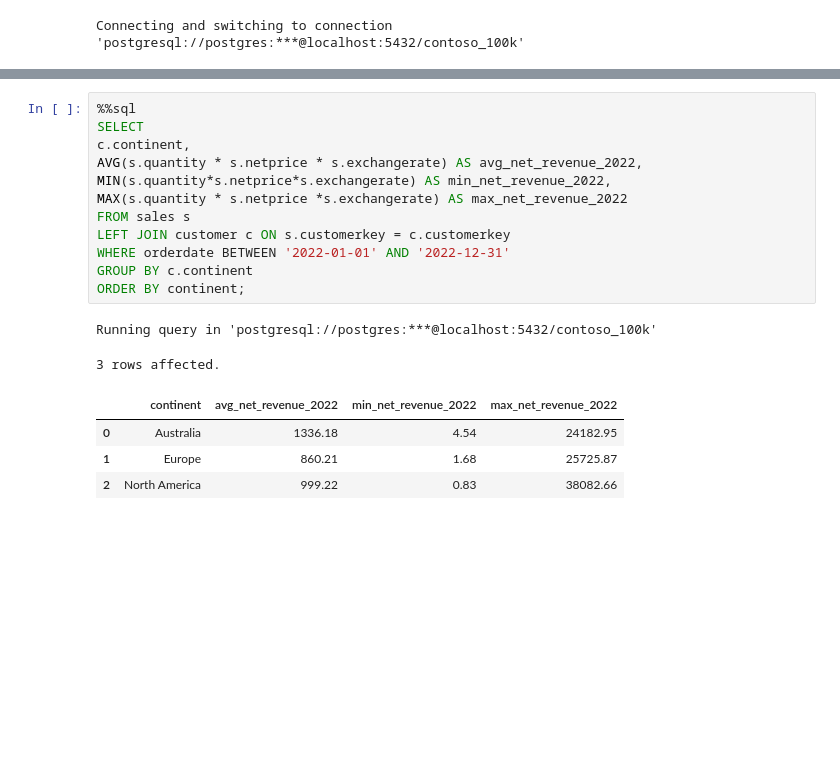
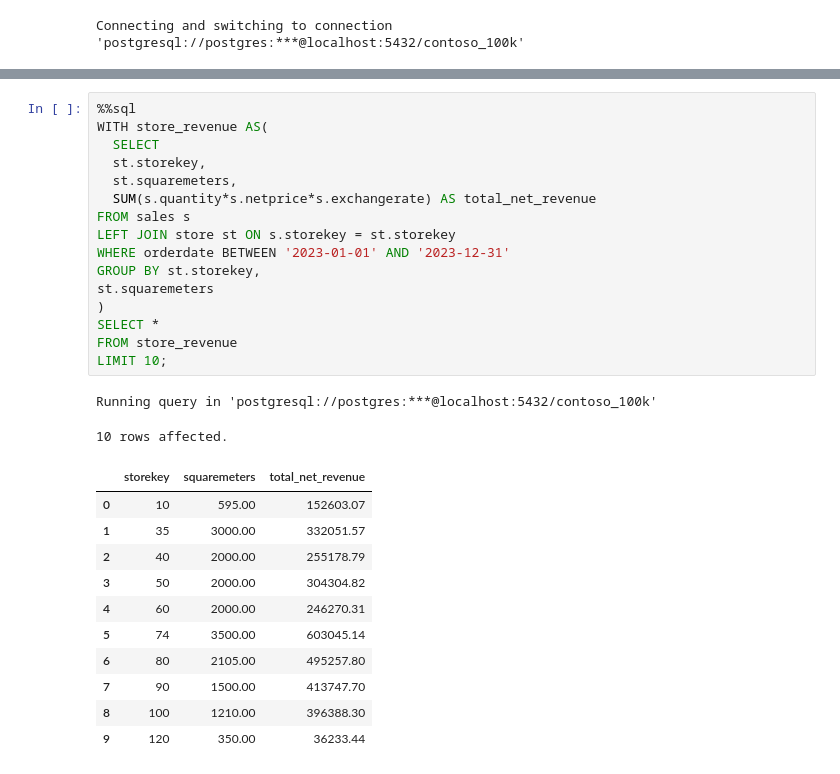
Before and after one commit to sandu17767/project_sql_data_jobs, a Jupyter notebook: Resources/Blank_SQL_Notebook.ipynb, the cells around one changed output, grey strips where cells are left out. Cells and saved outputs as stored; diff of their text form; blank space fills up the shorter version.

```diff
--- a/Resources/Blank_SQL_Notebook.ipynb
+++ b/Resources/Blank_SQL_Notebook.ipynb
@@ -148,19 +250,30 @@ Running query in 'postgresql://postgres:***@localhost:5432/contoso_100k'
 # %%
 %%sql
-SELECT
-c.continent,
-AVG(s.quantity * s.netprice * s.exchangerate) AS avg_net_revenue_2022,
-MIN(s.quantity*s.netprice*s.exchangerate) AS min_net_revenue_2022,
-MAX(s.quantity * s.netprice *s.exchangerate) AS max_net_revenue_2022
+WITH store_revenue AS(
+  SELECT
+  st.storekey,
+  st.squaremeters,
+  SUM(s.quantity*s.netprice*s.exchangerate) AS total_net_revenue
 FROM sales s
-LEFT JOIN customer c ON s.customerkey = c.customerkey
-WHERE orderdate BETWEEN '2022-01-01' AND '2022-12-31'
-GROUP BY c.continent
-ORDER BY continent;
+LEFT JOIN store st ON s.storekey = st.storekey
+WHERE orderdate BETWEEN '2023-01-01' AND '2023-12-31'
+GROUP BY st.storekey,
+st.squaremeters
+)
+SELECT *
+FROM store_revenue
+LIMIT 10;
 # %% [output]
 Running query in 'postgresql://postgres:***@localhost:5432/contoso_100k'
-3 rows affected.
+10 rows affected.
-|  | continent | avg_net_revenue_2022 | min_net_revenue_2022 | max_net_revenue_2022 |
-| 0 | Australia | 1336.18 | 4.54 | 24182.95 |
-| 1 | Europe | 860.21 | 1.68 | 25725.87 |
-| 2 | North America | 999.22 | 0.83 | 38082.66 |
+|  | storekey | squaremeters | total_net_revenue |
+| 0 | 10 | 595.00 | 152603.07 |
+| 1 | 35 | 3000.00 | 332051.57 |
+| 2 | 40 | 2000.00 | 255178.79 |
+| 3 | 50 | 2000.00 | 304304.82 |
+| 4 | 60 | 2000.00 | 246270.31 |
+| 5 | 74 | 3500.00 | 603045.14 |
+| 6 | 80 | 2105.00 | 495257.80 |
+| 7 | 90 | 1500.00 | 413747.70 |
+| 8 | 100 | 1210.00 | 396388.30 |
+| 9 | 120 | 350.00 | 36233.44 |
```
Also changed, not shown: parts of 14 cells of this notebook.
